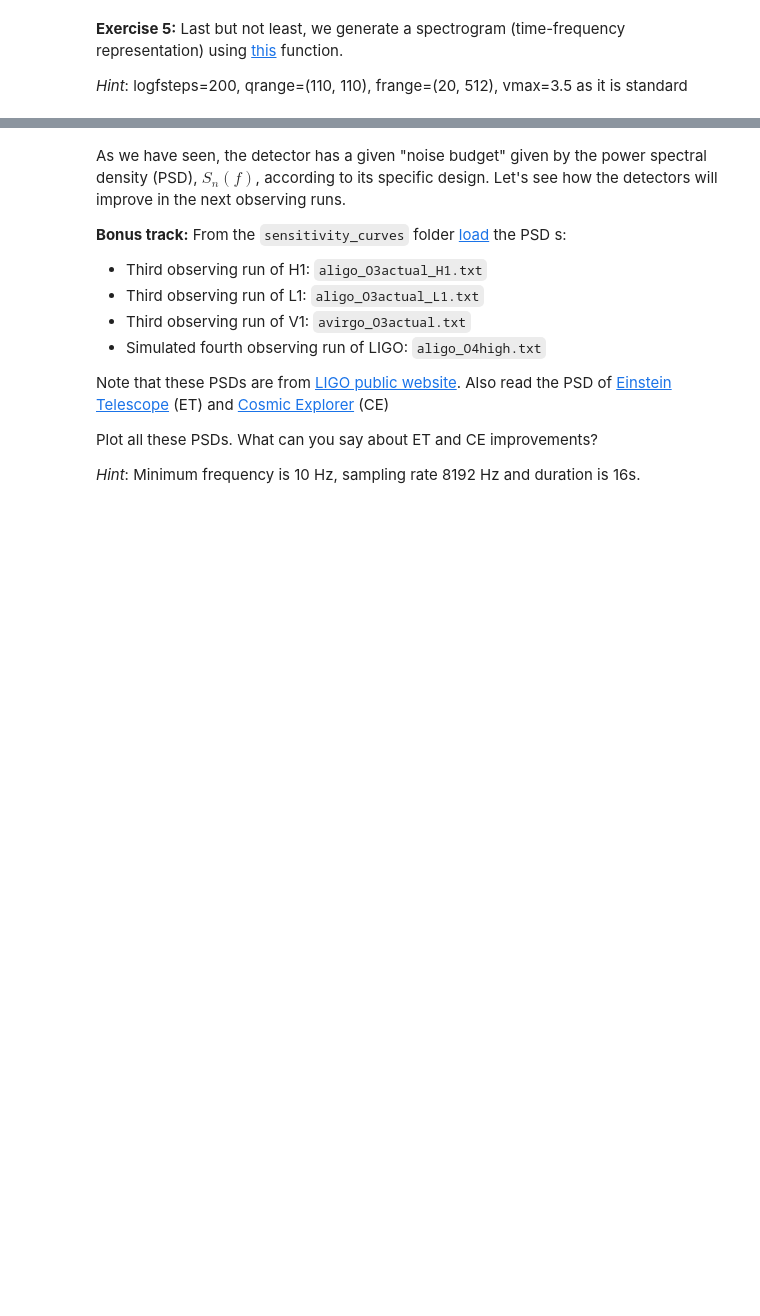
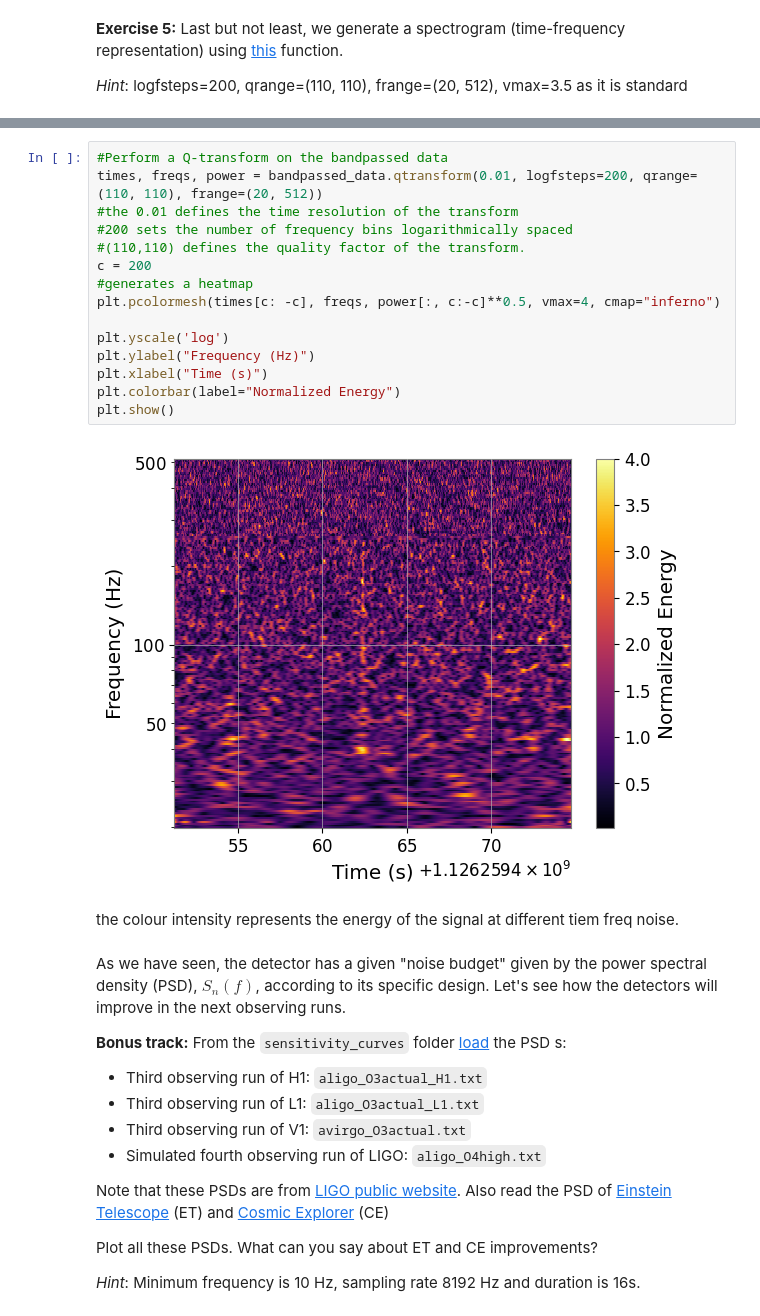
Before and after one commit to 1Anvitha/PRA3024_25, a Jupyter notebook: GW_tutorial_2_detector_noise_PSD.ipynb, the cells around one changed output, grey strips where cells are left out. Drawn from its saved outputs; the diff is of its cells as text; blank space fills up the shorter version.

```diff
--- a/GW_tutorial_2_detector_noise_PSD.ipynb
+++ b/GW_tutorial_2_detector_noise_PSD.ipynb
@@ -312,3 +439,22 @@ plt.show()
+# %%
+#Perform a Q-transform on the bandpassed data
+times, freqs, power = bandpassed_data.qtransform(0.01, logfsteps=200, qrange=(110, 110), frange=(20, 512))
+#the 0.01 defines the time resolution of the transform
+#200 sets the number of frequency bins logarithmically spaced
+#(110,110) defines the quality factor of the transform.
+c = 200
+#generates a heatmap
+plt.pcolormesh(times[c: -c], freqs, power[:, c:-c]**0.5, vmax=4, cmap="inferno")
+
+plt.yscale('log')
+plt.ylabel("Frequency (Hz)")
+plt.xlabel("Time (s)")
+plt.colorbar(label="Normalized Energy")
+plt.show()
+# %% [output]
+[figure, added]
+# %% [markdown]
+the colour intensity represents the energy of the signal at different tiem freq noise.
 # %% [markdown]
 As we have seen, the detector has a given "noise budget" given  by the power spectral density (PSD), $S_{n}(f)$, according to its specific design. Let's see how the detectors will improve in the next observing runs.
 
```
Also changed, not shown: parts of 18 cells of this notebook.
